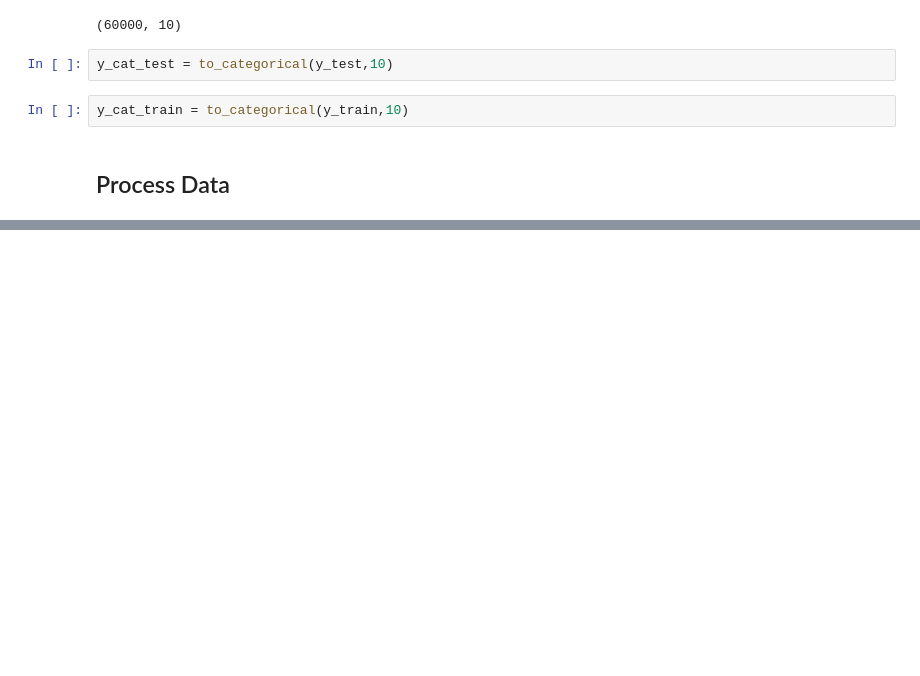
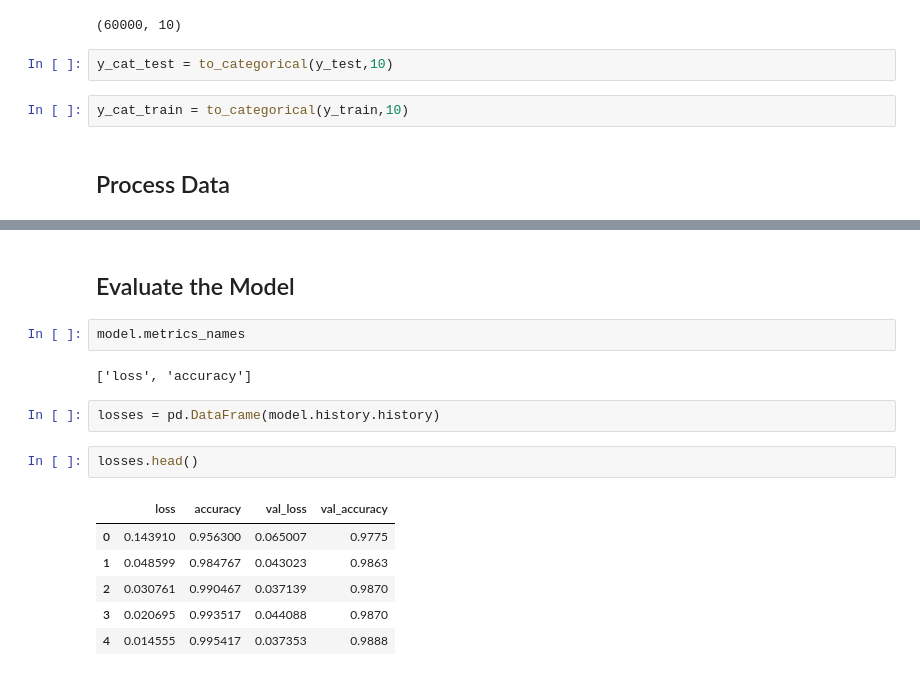
Before and after one commit to gc2321/3235-Machine-Learning, a Jupyter notebook: XTRA_NEURO_NET_EXERCISES/2_cnn_classification_MNIST.ipynb, the cells around one changed output, grey strips where cells are left out. Drawn from its saved outputs; the diff is of its cells as text; blank space fills up the shorter version.

```diff
--- a/XTRA_NEURO_NET_EXERCISES/2_cnn_classification_MNIST.ipynb
+++ b/XTRA_NEURO_NET_EXERCISES/2_cnn_classification_MNIST.ipynb
@@ -56,0 +143,17 @@ y_cat_train = to_categorical(y_train,10)
+# %% [markdown]
+## Evaluate the Model
+# %%
+model.metrics_names
+# %% [output]
+['loss', 'accuracy']
+# %%
+losses = pd.DataFrame(model.history.history)
+# %%
+losses.head()
+# %% [output]
+|  | loss | accuracy | val_loss | val_accuracy |
+| 0 | 0.143910 | 0.956300 | 0.065007 | 0.9775 |
+| 1 | 0.048599 | 0.984767 | 0.043023 | 0.9863 |
+| 2 | 0.030761 | 0.990467 | 0.037139 | 0.9870 |
+| 3 | 0.020695 | 0.993517 | 0.044088 | 0.9870 |
+| 4 | 0.014555 | 0.995417 | 0.037353 | 0.9888 |
```
Also changed, not shown: parts of 13 cells of this notebook.
